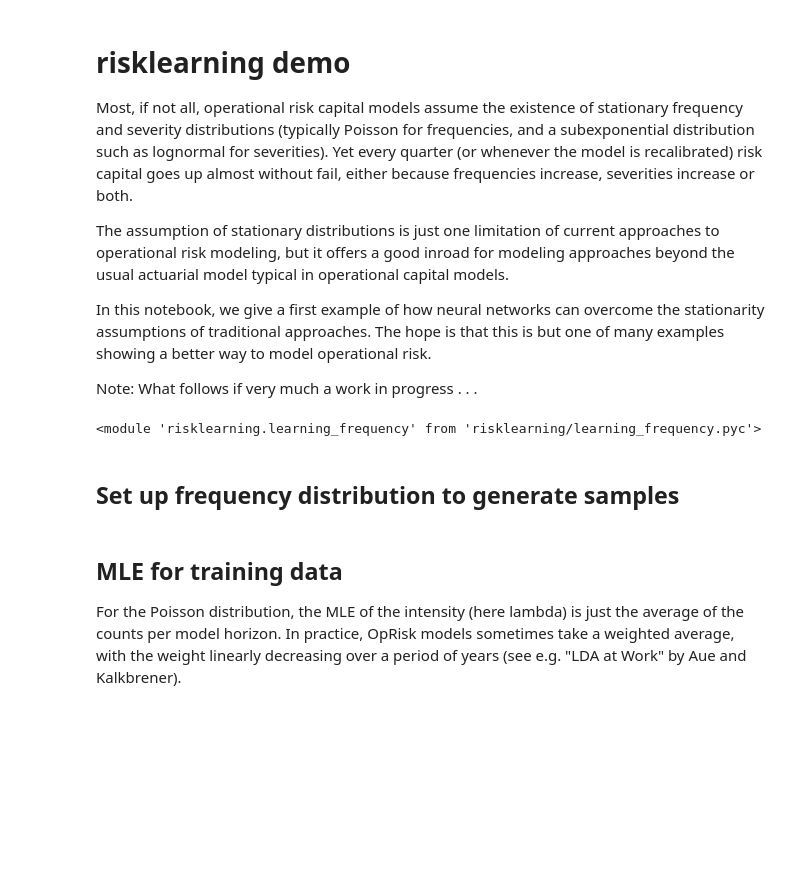
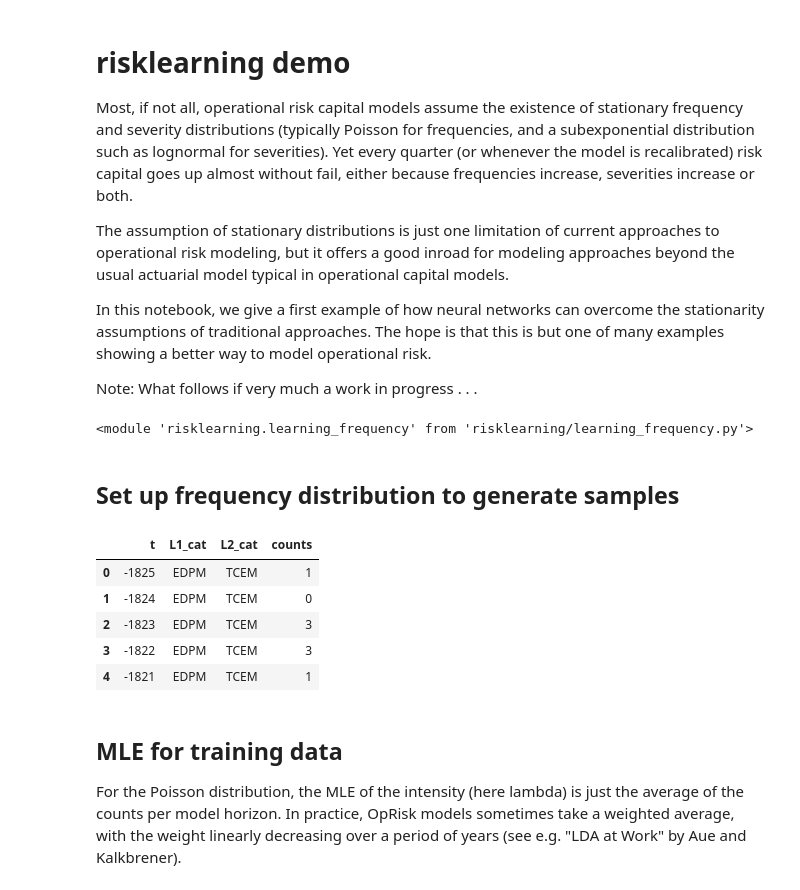
Before and after one commit to munichpavel/oprisklearning, a Jupyter notebook: risklearning_demo.ipynb, the cells around one changed output. Cells and saved outputs as stored; diff of their text form; code cells hidden in the pictures; blank space fills up the shorter version.

Commit message:
Replaces on-the-fly generation of loss events with read from file
Removes generation of loss counts and replaces with reading in data from files generated by R scripts in gen_losses_r

[ticket: X]

```diff
--- a/risklearning_demo.ipynb
+++ b/risklearning_demo.ipynb
@@ -10,9 +10,11 @@ In this notebook, we give a first example of how neural networks can overcome th
 Note: What follows if very much a work in progress . . .
 # %%
 import risklearning.learning_frequency as rlf
-reload(rlf)
+
+reload
+(rlf)
 # %% [output]
-<module 'risklearning.learning_frequency' from 'risklearning/learning_frequency.pyc'>
+<module 'risklearning.learning_frequency' from 'risklearning/learning_frequency.py'>
 # %%
 import pandas as pd
 import numpy as np
@@ -54 +29,13 @@ counts_sim_df = pd.DataFrame({'t': tenors,
+# %%
+counts_sim_df = pd.read_csv('data/tcem_1d.csv')
+# EDPM: Execution, Delivery and Process Management
+# TCEM: Transaction Capture, Execution and Maintenance--think fat-finger mistake
+counts_sim_df.head()
+# %% [output]
+|  | t | L1_cat | L2_cat | counts |
+| 0 | -1825 | EDPM | TCEM | 1 |
+| 1 | -1824 | EDPM | TCEM | 0 |
+| 2 | -1823 | EDPM | TCEM | 3 |
+| 3 | -1822 | EDPM | TCEM | 3 |
+| 4 | -1821 | EDPM | TCEM | 1 |
 # %%
```
Also changed, not shown: parts of 15 cells of this notebook.
